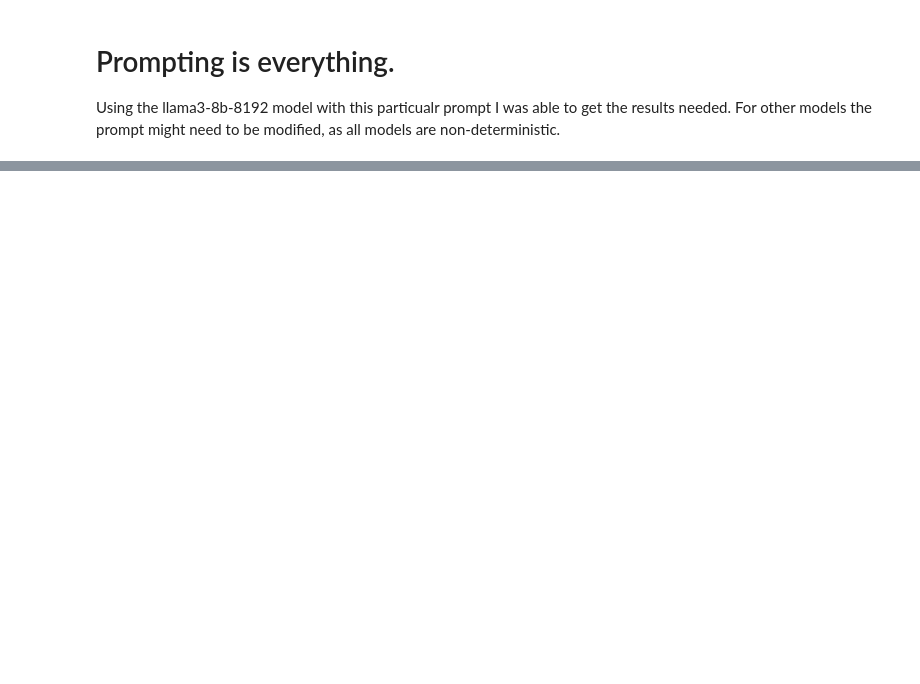
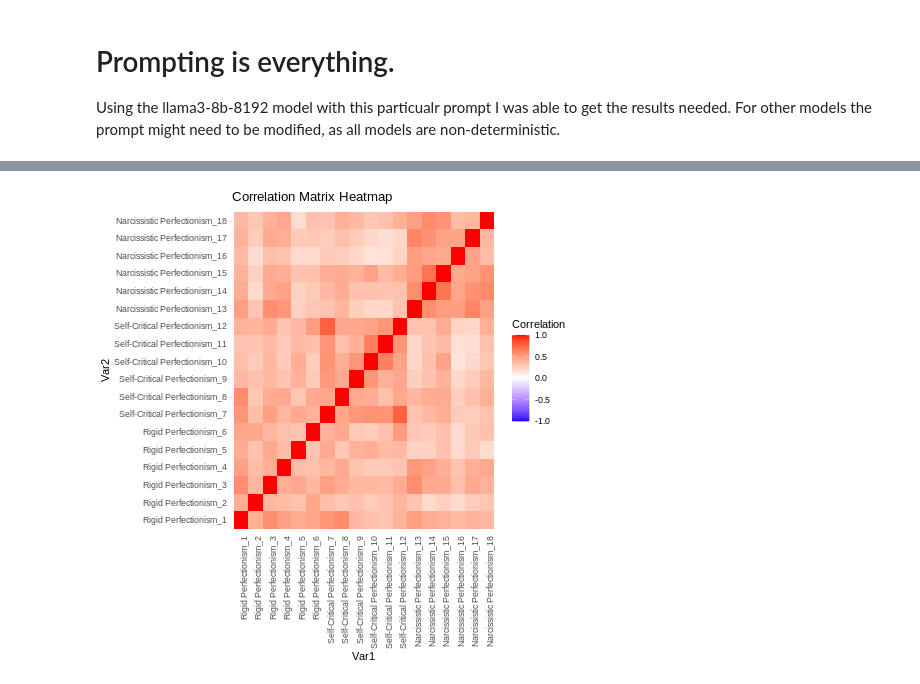
Before and after one commit to jgbrenner/psychometrics, a Jupyter notebook: C9.ipynb, the cells around one changed output, grey strips where cells are left out. Cells and saved outputs as stored; diff of their text form; code cells hidden in the pictures; blank space fills up the shorter version.

```diff
--- a/C9.ipynb
+++ b/C9.ipynb
@@ -272,14 +282,27 @@ items_constructs = items_df['construct'].tolist()
 # Convert embeddings_array to a matrix
 embeddings_matrix <- as.matrix(embeddings_array)
 
-# Optionally, assign row names to the matrix for clarity
+# Assign unique row names to the matrix
 rownames(embeddings_matrix) <- items_constructs
 
-# Load necessary libraries (EGAnet already loaded)
+# Compute the correlation matrix between items
+cor_matrix <- cor(t(embeddings_matrix))
+
+# Load EGAnet library
 library(EGAnet)
 
-# Perform EGA analysis
-ega_result <- EGA(embeddings_matrix)
+# Perform EGA analysis with adjusted parameters
+ega_result <- EGA(
+    data = cor_matrix,
+    n = nrow(cor_matrix),
+    #corr = NULL,          # Indicate that data is a correlation matrix
+    model = "glasso",
+    args.glasso = list(gamma = 0.25),  # Adjust gamma to reduce regularization
+    plot.EGA = TRUE,
+    verbose = TRUE
+)
+
+# Print the EGA results
 print(ega_result)
 
 # Plot the results
@@ -286,0 +398,18 @@ plot(ega_result)
+# %%
+%%R
+
+library(ggplot2)
+library(reshape2)
+
+# Melt the correlation matrix for plotting
+heatmap_data <- melt(cor_matrix)
+
+# Create a heatmap
+ggplot(heatmap_data, aes(Var1, Var2, fill = value)) +
+    geom_tile() +
+    scale_fill_gradient2(low = "blue", high = "red", mid = "white", limit = c(-1, 1), name="Correlation") +
+    theme_minimal() +
+    theme(axis.text.x = element_text(angle = 90, hjust = 1)) +
+    labs(title = "Correlation Matrix Heatmap")
+# %% [output]
+[figure, added]
```
Also changed, not shown: parts of 12 cells of this notebook.
